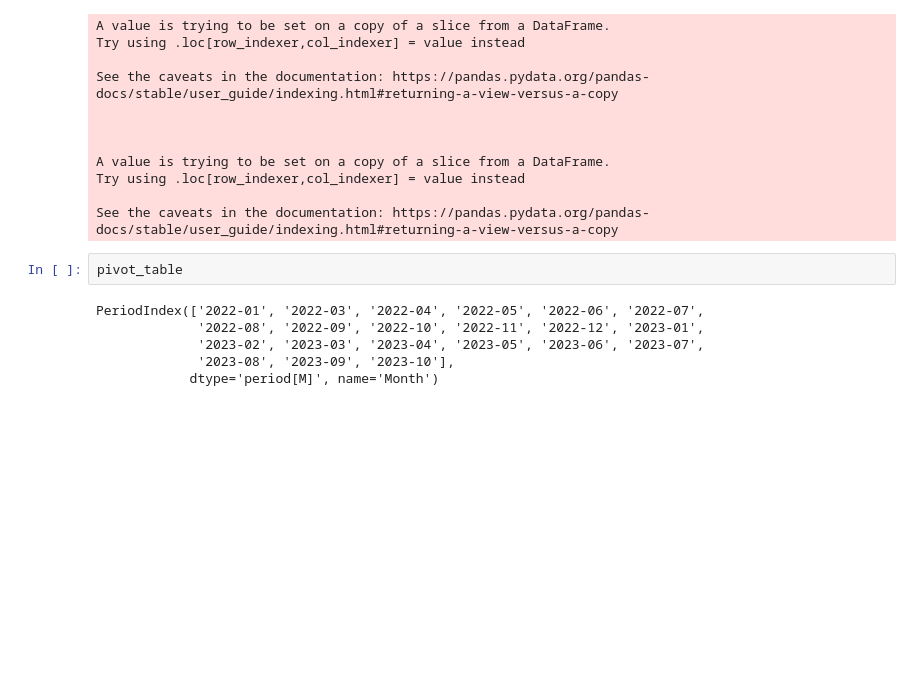
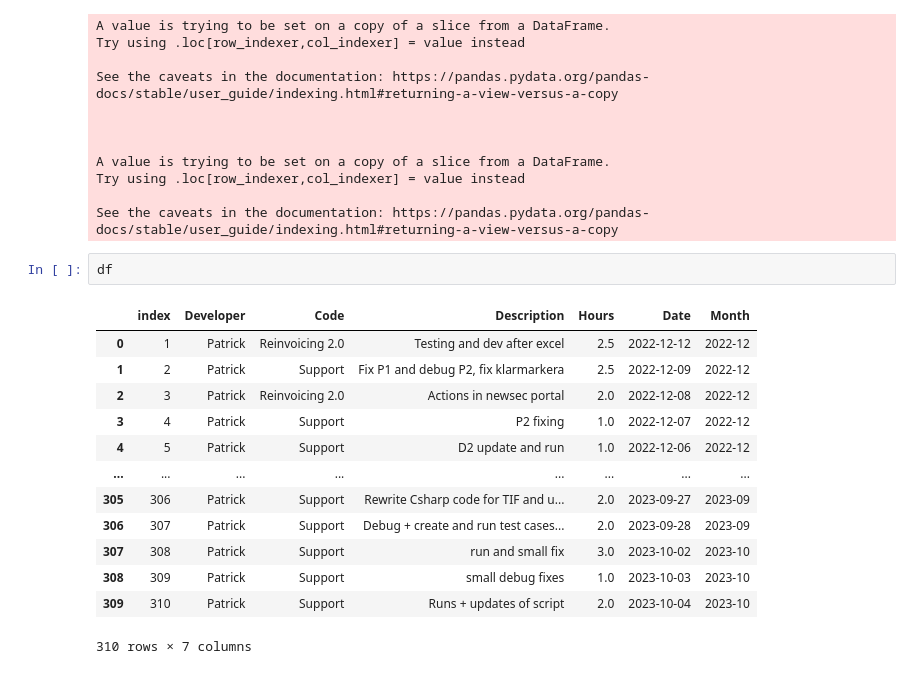
Before and after one commit to pzazFW/dashboardWbpage, a Jupyter notebook: test.ipynb, the cells around one changed output. Cells and saved outputs as stored; diff of their text form; blank space fills up the shorter version.

```diff
--- a/test.ipynb
+++ b/test.ipynb
@@ -51,11 +51,19 @@ A value is trying to be set on a copy of a slice from a DataFrame.
 Try using .loc[row_indexer,col_indexer] = value instead
 
 See the caveats in the documentation: https://pandas.pydata.org/pandas-docs/stable/user_guide/indexing.html#returning-a-view-versus-a-copy
-# %%
-pivot_table
-# %% [output]
-PeriodIndex(['2022-01', '2022-03', '2022-04', '2022-05', '2022-06', '2022-07',
-             '2022-08', '2022-09', '2022-10', '2022-11', '2022-12', '2023-01',
-             '2023-02', '2023-03', '2023-04', '2023-05', '2023-06', '2023-07',
-             '2023-08', '2023-09', '2023-10'],
-            dtype='period[M]', name='Month')
+# %%
+df
+# %% [output]
+|  | index | Developer | Code | Description | Hours | Date | Month |
+| 0 | 1 | Patrick | Reinvoicing 2.0 | Testing and dev after excel | 2.5 | 2022-12-12 | 2022-12 |
+| 1 | 2 | Patrick | Support | Fix P1 and debug P2, fix klarmarkera | 2.5 | 2022-12-09 | 2022-12 |
+| 2 | 3 | Patrick | Reinvoicing 2.0 | Actions in newsec portal | 2.0 | 2022-12-08 | 2022-12 |
+| 3 | 4 | Patrick | Support | P2 fixing | 1.0 | 2022-12-07 | 2022-12 |
+| 4 | 5 | Patrick | Support | D2 update and run | 1.0 | 2022-12-06 | 2022-12 |
+| ... | ... | ... | ... | ... | ... | ... | ... |
+| 305 | 306 | Patrick | Support | Rewrite Csharp code for TIF and u... | 2.0 | 2023-09-27 | 2023-09 |
+| 306 | 307 | Patrick | Support | Debug + create and run test cases... | 2.0 | 2023-09-28 | 2023-09 |
+| 307 | 308 | Patrick | Support | run and small fix | 3.0 | 2023-10-02 | 2023-10 |
+| 308 | 309 | Patrick | Support | small debug fixes | 1.0 | 2023-10-03 | 2023-10 |
+| 309 | 310 | Patrick | Support | Runs + updates of script | 2.0 | 2023-10-04 | 2023-10 |
+310 rows × 7 columns
```
Also changed, not shown: parts of 2 cells of this notebook, 4 other files.
